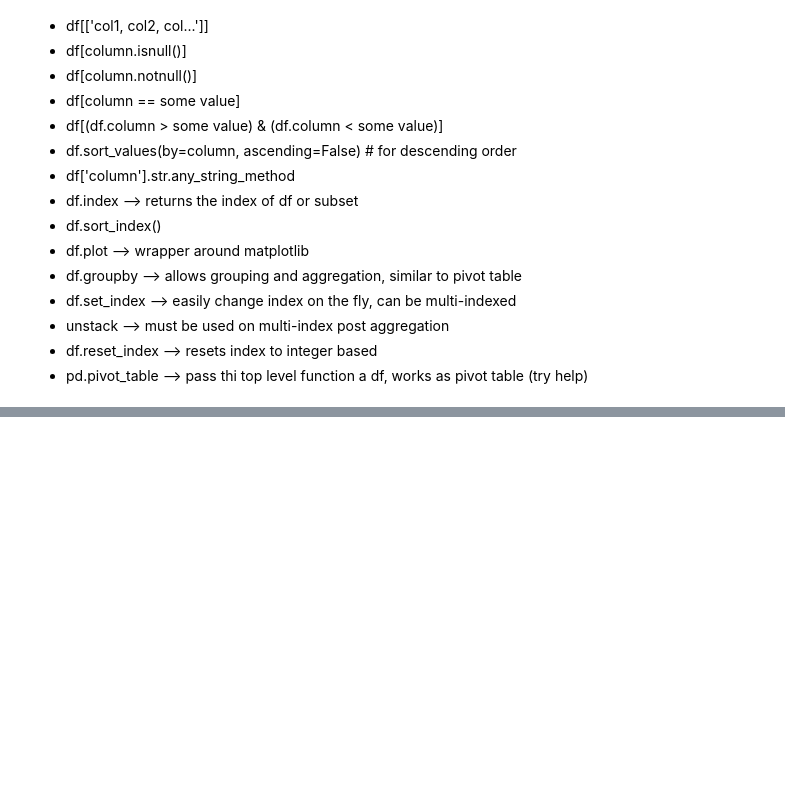
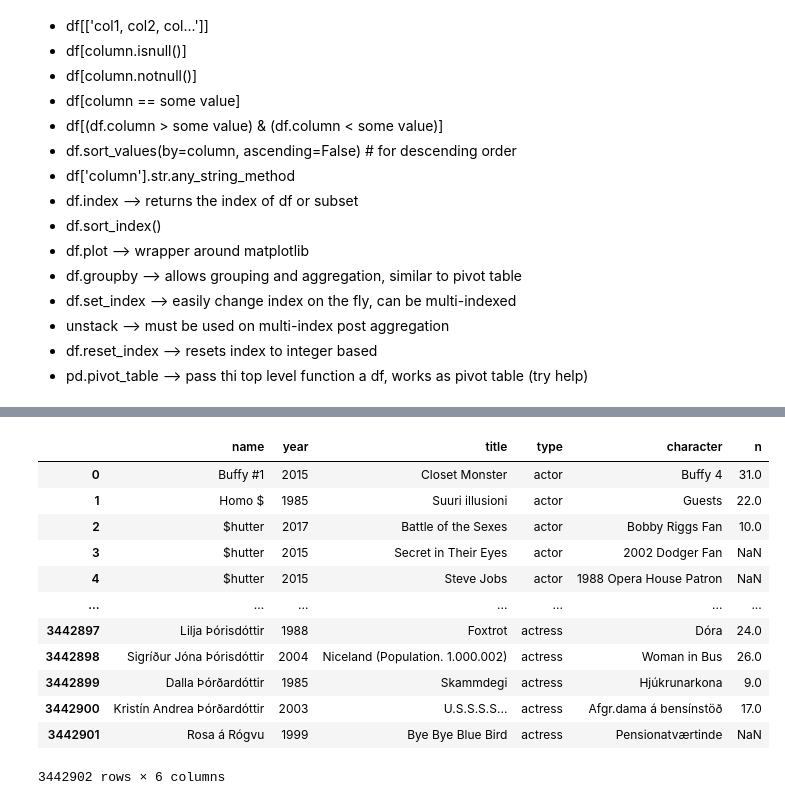
Before and after one commit to mjmacarty/OIM7502_SP24, a Jupyter notebook: 07-pandas_filtering_grouping.ipynb, the cells around one changed output, grey strips where cells are left out. Saved outputs shown, nothing was run; the diff lists cells and outputs as text; code cells hidden in the pictures; blank space fills up the shorter version.

```diff
--- a/07-pandas_filtering_grouping.ipynb
+++ b/07-pandas_filtering_grouping.ipynb
@@ -30,0 +276,16 @@ import matplotlib.pyplot as plt
+# %%
+c.reset_index()
+# %% [output]
+|  | name | year | title | type | character | n |
+| 0 | Buffy #1 | 2015 | Closet Monster | actor | Buffy 4 | 31.0 |
+| 1 | Homo $ | 1985 | Suuri illusioni | actor | Guests | 22.0 |
+| 2 | $hutter | 2017 | Battle of the Sexes | actor | Bobby Riggs Fan | 10.0 |
+| 3 | $hutter | 2015 | Secret in Their Eyes | actor | 2002 Dodger Fan | NaN |
+| 4 | $hutter | 2015 | Steve Jobs | actor | 1988 Opera House Patron | NaN |
+| ... | ... | ... | ... | ... | ... | ... |
+| 3442897 | Lilja Þórisdóttir | 1988 | Foxtrot | actress | Dóra | 24.0 |
+| 3442898 | Sigríður Jóna Þórisdóttir | 2004 | Niceland (Population. 1.000.002) | actress | Woman in Bus | 26.0 |
+| 3442899 | Dalla Þórðardóttir | 1985 | Skammdegi | actress | Hjúkrunarkona | 9.0 |
+| 3442900 | Kristín Andrea Þórðardóttir | 2003 | U.S.S.S.S... | actress | Afgr.dama á bensínstöð | 17.0 |
+| 3442901 | Rosa á Rógvu | 1999 | Bye Bye Blue Bird | actress | Pensionatværtinde | NaN |
+3442902 rows × 6 columns
```
Also changed, not shown: parts of 34 cells of this notebook.
